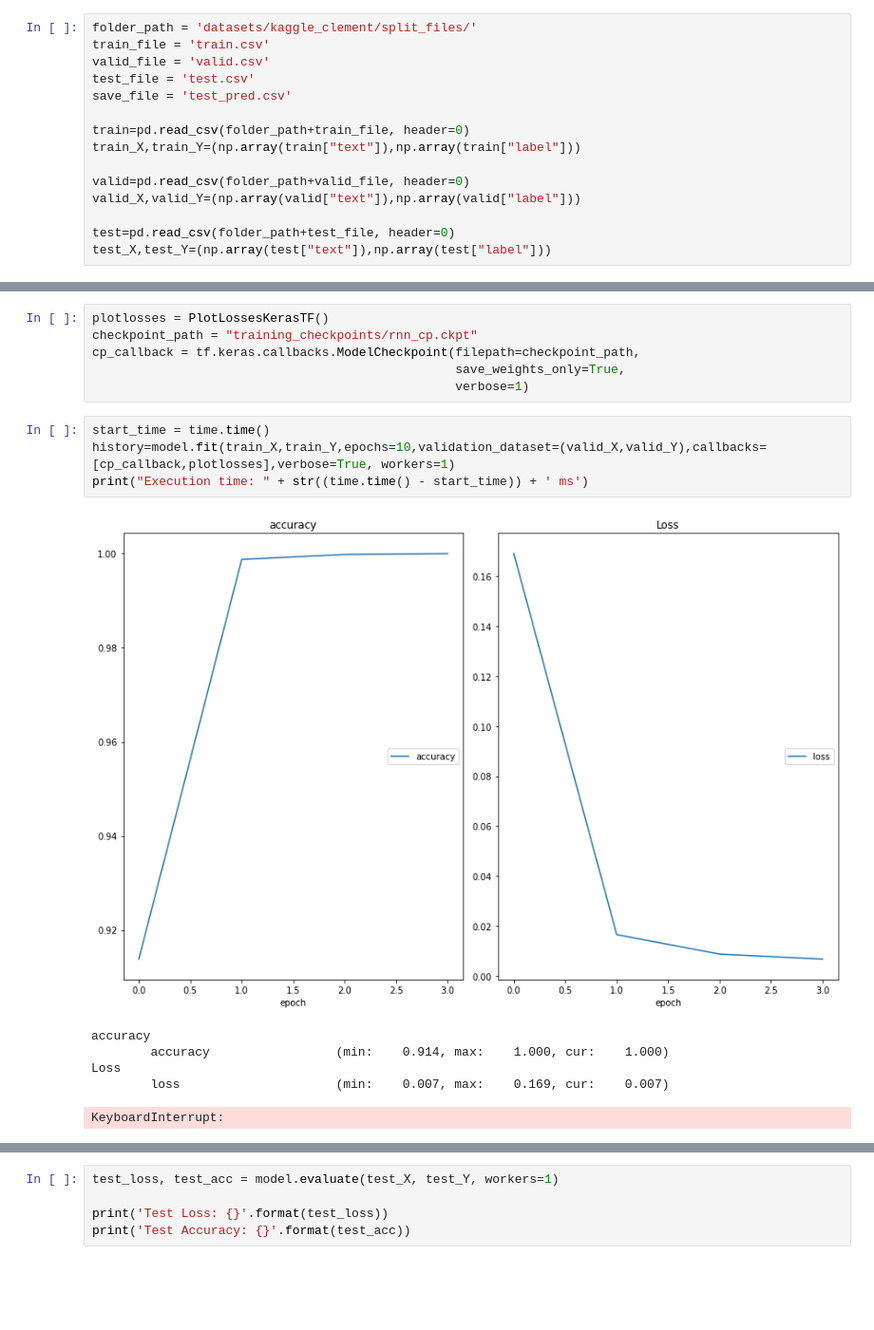
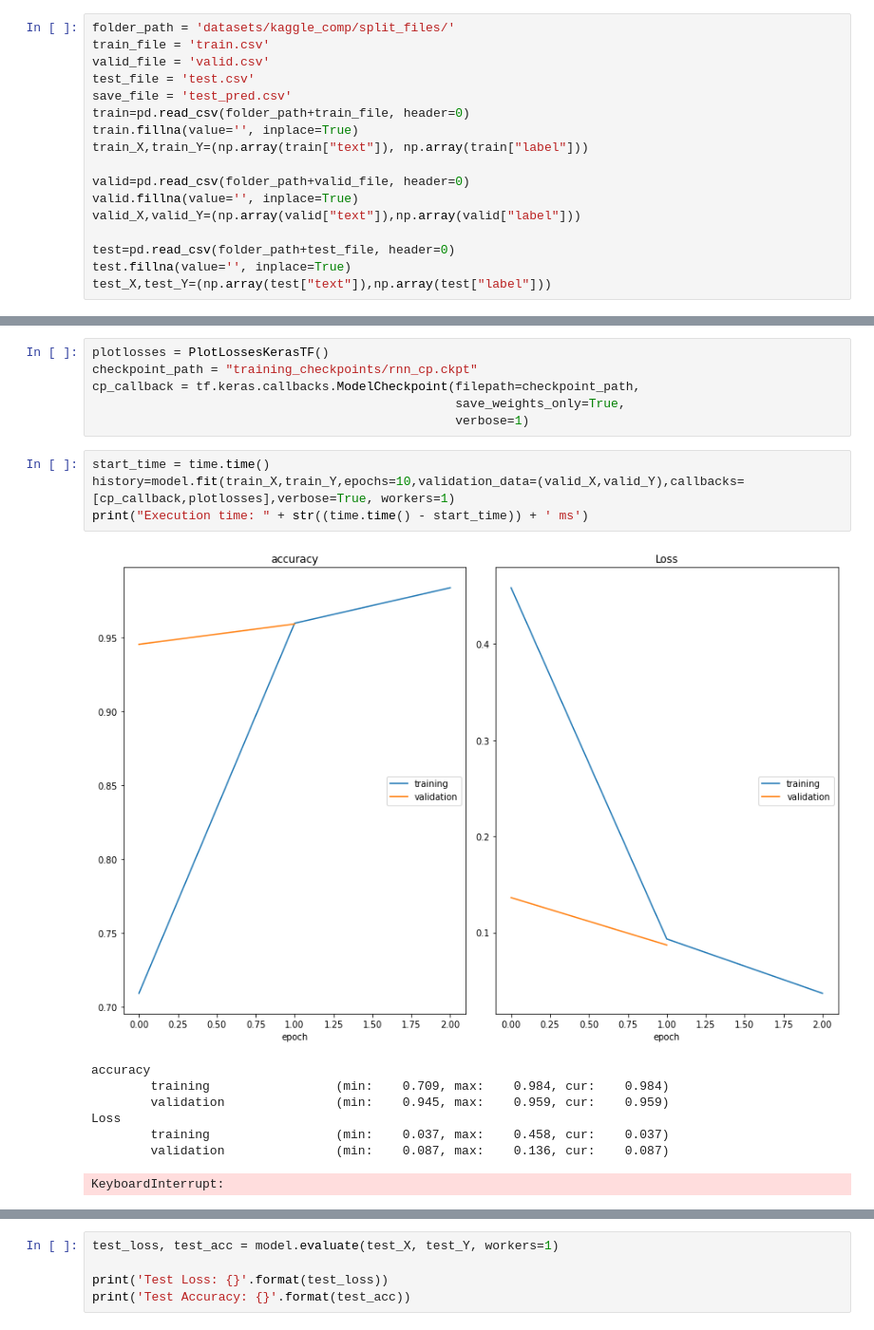
Before and after one commit to Squishy123/CPS803-Project, a Jupyter notebook: src/rnn.ipynb, the cells around one changed output, grey strips where cells are left out. Shown: that part at 95% size. Drawn from its saved outputs; the diff is of its cells as text; blank space fills up the shorter version.

```diff
--- a/src/rnn.ipynb
+++ b/src/rnn.ipynb
@@ -28,19 +28,21 @@ tf.Tensor(
 True
 Num GPUs Available:  0
 # %%
-folder_path = 'datasets/kaggle_clement/split_files/'
+folder_path = 'datasets/kaggle_comp/split_files/'
 train_file = 'train.csv'
 valid_file = 'valid.csv'
 test_file = 'test.csv'
 save_file = 'test_pred.csv'
-
 train=pd.read_csv(folder_path+train_file, header=0)
-train_X,train_Y=(np.array(train["text"]),np.array(train["label"]))
+train.fillna(value='', inplace=True)
+train_X,train_Y=(np.array(train["text"]), np.array(train["label"]))
 
 valid=pd.read_csv(folder_path+valid_file, header=0)
+valid.fillna(value='', inplace=True)
 valid_X,valid_Y=(np.array(valid["text"]),np.array(valid["label"]))
 
 test=pd.read_csv(folder_path+test_file, header=0)
+test.fillna(value='', inplace=True)
 test_X,test_Y=(np.array(test["text"]),np.array(test["label"]))
 # %%
 encoder = tf.keras.layers.experimental.preprocessing.TextVectorization(max_tokens=1000000)
@@ -68,13 +70,15 @@ cp_callback = tf.keras.callbacks.ModelCheckpoint(filepath=checkpoint_path,
                                                  verbose=1)
 # %%
 start_time = time.time()
-history=model.fit(train_X,train_Y,epochs=10,validation_dataset=(valid_X,valid_Y),callbacks=[cp_callback,plotlosses],verbose=True, workers=1)
+history=model.fit(train_X,train_Y,epochs=10,validation_data=(valid_X,valid_Y),callbacks=[cp_callback,plotlosses],verbose=True, workers=1)
 print("Execution time: " + str((time.time() - start_time)) + ' ms')
 # %% [output]
-[figure, old version]
+[figure, new version]
 accuracy
-        accuracy                 (min:    0.914, max:    1.000, cur:    1.000)
+        training                 (min:    0.709, max:    0.984, cur:    0.984)
+        validation               (min:    0.945, max:    0.959, cur:    0.959)
 Loss
-        loss                     (min:    0.007, max:    0.169, cur:    0.007)
+        training                 (min:    0.037, max:    0.458, cur:    0.037)
+        validation               (min:    0.087, max:    0.136, cur:    0.087)
 KeyboardInterrupt:
 # %%
```
Also changed, not shown: parts of 1 cell of this notebook.
